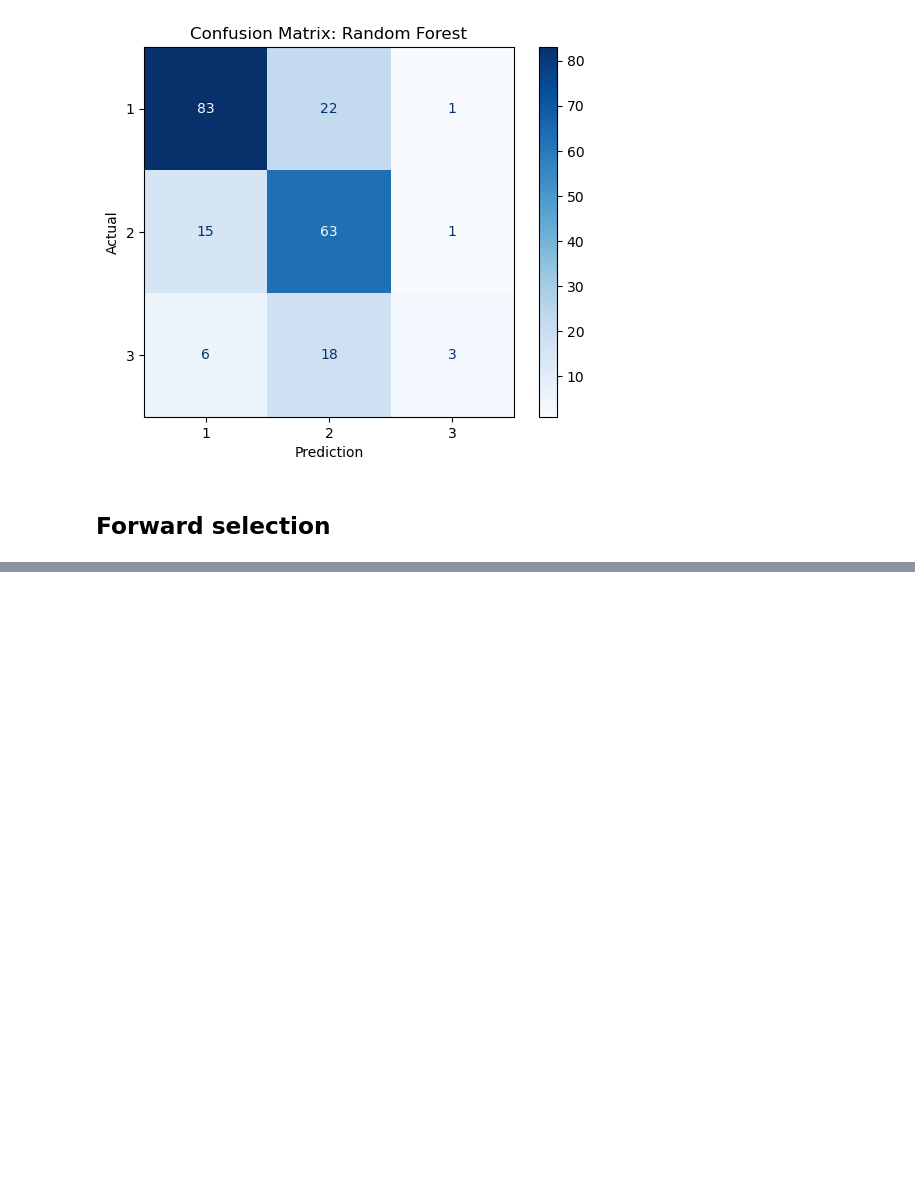
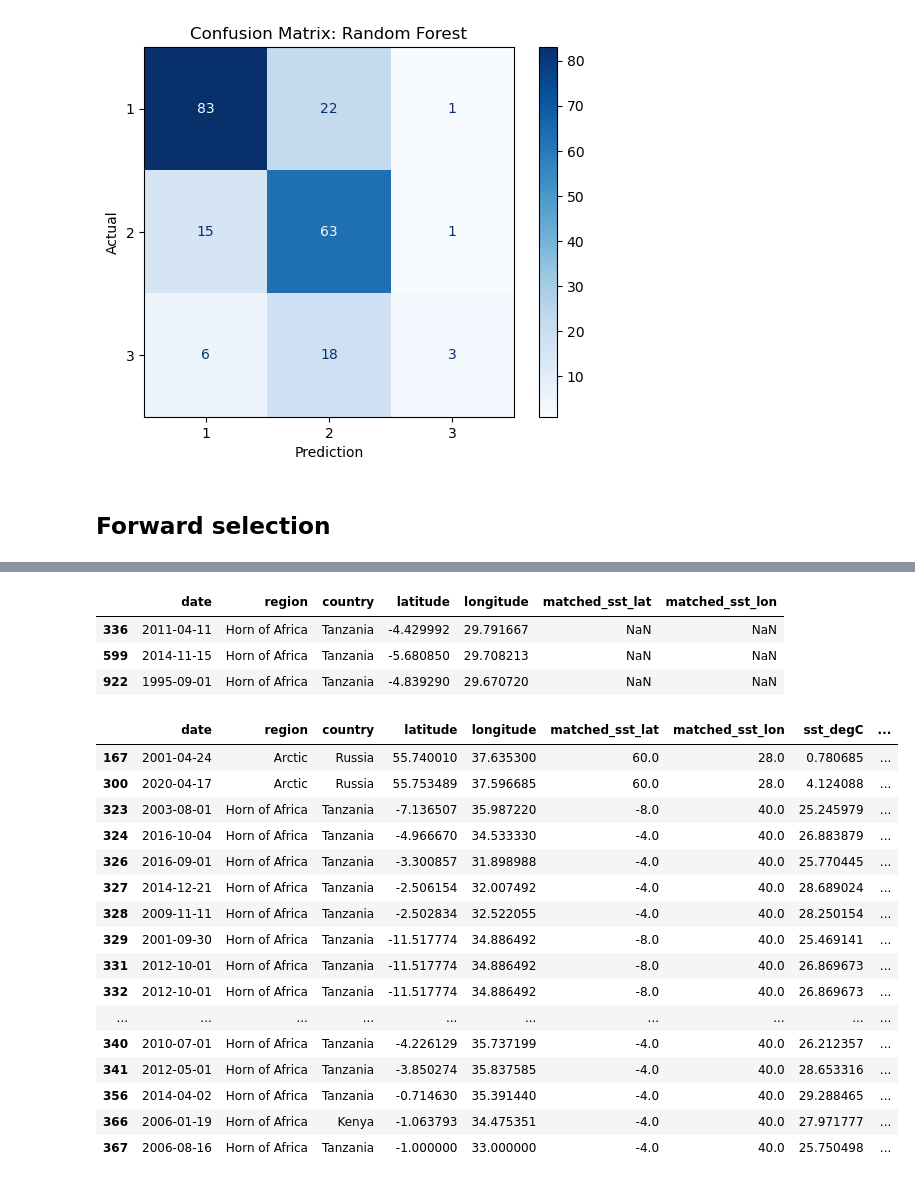
Before and after one commit to madwhe/WWF-Fisheries-Conflict-Analysis, a Jupyter notebook: WWF_Team9_Summer26.ipynb, the cells around one changed output, grey strips where cells are left out. Drawn from its saved outputs; the diff is of its cells as text; code cells hidden in the pictures; blank space fills up the shorter version.

```diff
--- a/WWF_Team9_Summer26.ipynb
+++ b/WWF_Team9_Summer26.ipynb
@@ -452,0 +800,44 @@ weighted avg       0.70      0.70      0.68       212
+# %%
+# check missing values
+df_with_sst_ocean[df_with_sst_ocean["sst_degC"].isna()][
+    ["date", "region", "country", "latitude", "longitude", "matched_sst_lat", "matched_sst_lon"]].head(20)
+# %% [output]
+|  | date | region | country | latitude | longitude | matched_sst_lat | matched_sst_lon |
+| 336 | 2011-04-11 | Horn of Africa | Tanzania | -4.429992 | 29.791667 | NaN | NaN |
+| 599 | 2014-11-15 | Horn of Africa | Tanzania | -5.680850 | 29.708213 | NaN | NaN |
+| 922 | 1995-09-01 | Horn of Africa | Tanzania | -4.839290 | 29.670720 | NaN | NaN |
+# %%
+# check events where the matched ocean pixel is far away
+df_with_sst_ocean[
+    df_with_sst_ocean["sst_distance_km"] > 300
+][[
+    "date",
+    "region",
+    "country",
+    "latitude",
+    "longitude",
+    "matched_sst_lat",
+    "matched_sst_lon",
+    "sst_degC",
+    "sst_search_radius_deg",
+    "sst_distance_km"]].head(20)
+
+# Coordinates appear to represent inland locations in Tanzania
+# %% [output]
+|  | date | region | country | latitude | longitude | matched_sst_lat | matched_sst_lon | sst_degC | ... |
+| 167 | 2001-04-24 | Arctic | Russia | 55.740010 | 37.635300 | 60.0 | 28.0 | 0.780685 | ... |
+| 300 | 2020-04-17 | Arctic | Russia | 55.753489 | 37.596685 | 60.0 | 28.0 | 4.124088 | ... |
+| 323 | 2003-08-01 | Horn of Africa | Tanzania | -7.136507 | 35.987220 | -8.0 | 40.0 | 25.245979 | ... |
+| 324 | 2016-10-04 | Horn of Africa | Tanzania | -4.966670 | 34.533330 | -4.0 | 40.0 | 26.883879 | ... |
+| 326 | 2016-09-01 | Horn of Africa | Tanzania | -3.300857 | 31.898988 | -4.0 | 40.0 | 25.770445 | ... |
+| 327 | 2014-12-21 | Horn of Africa | Tanzania | -2.506154 | 32.007492 | -4.0 | 40.0 | 28.689024 | ... |
+| 328 | 2009-11-11 | Horn of Africa | Tanzania | -2.502834 | 32.522055 | -4.0 | 40.0 | 28.250154 | ... |
+| 329 | 2001-09-30 | Horn of Africa | Tanzania | -11.517774 | 34.886492 | -8.0 | 40.0 | 25.469141 | ... |
+| 331 | 2012-10-01 | Horn of Africa | Tanzania | -11.517774 | 34.886492 | -8.0 | 40.0 | 26.869673 | ... |
+| 332 | 2012-10-01 | Horn of Africa | Tanzania | -11.517774 | 34.886492 | -8.0 | 40.0 | 26.869673 | ... |
+| ... | ... | ... | ... | ... | ... | ... | ... | ... | ... |
+| 340 | 2010-07-01 | Horn of Africa | Tanzania | -4.226129 | 35.737199 | -4.0 | 40.0 | 26.212357 | ... |
+| 341 | 2012-05-01 | Horn of Africa | Tanzania | -3.850274 | 35.837585 | -4.0 | 40.0 | 28.653316 | ... |
+| 356 | 2014-04-02 | Horn of Africa | Tanzania | -0.714630 | 35.391440 | -4.0 | 40.0 | 29.288465 | ... |
+| 366 | 2006-01-19 | Horn of Africa | Kenya | -1.063793 | 34.475351 | -4.0 | 40.0 | 27.971777 | ... |
+| 367 | 2006-08-16 | Horn of Africa | Tanzania | -1.000000 | 33.000000 | -4.0 | 40.0 | 25.750498 | ... |
```
Also changed, not shown: parts of 18 cells of this notebook.
